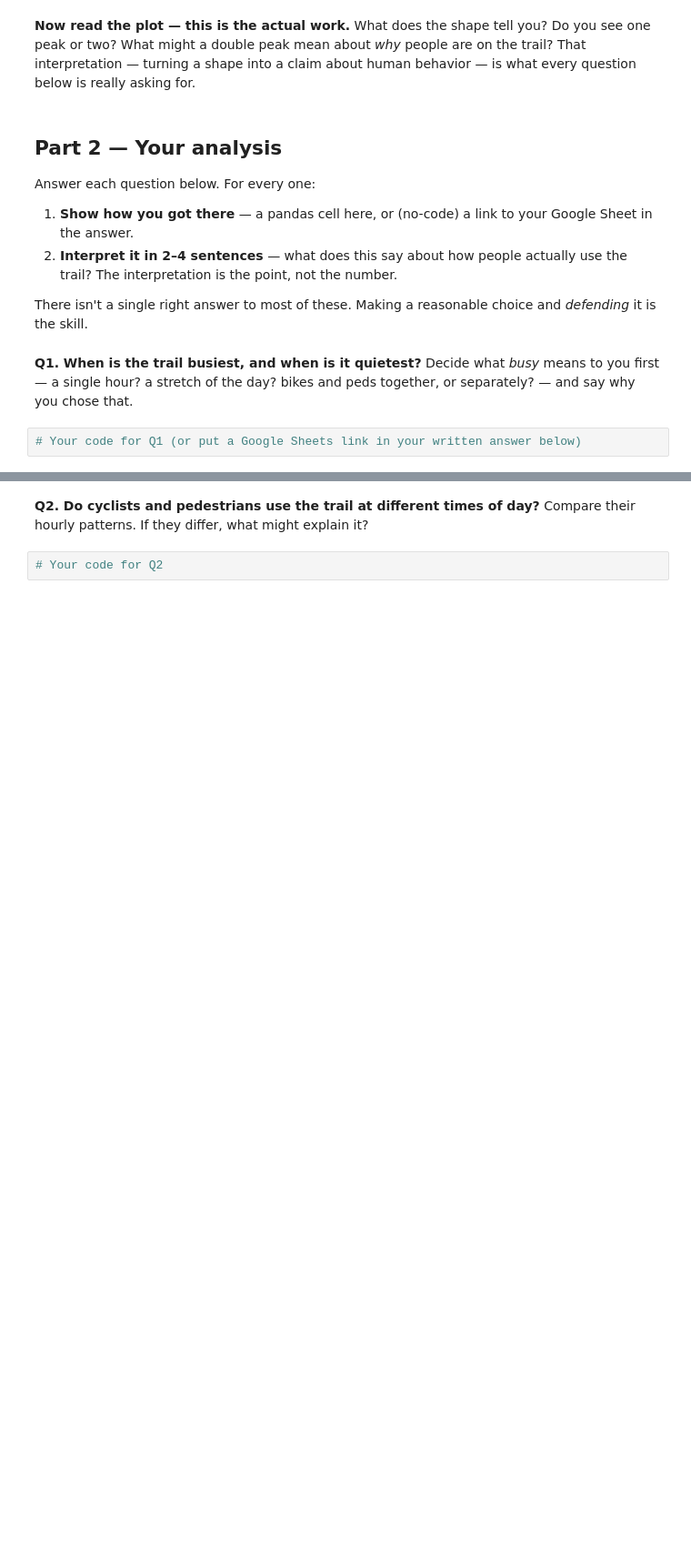
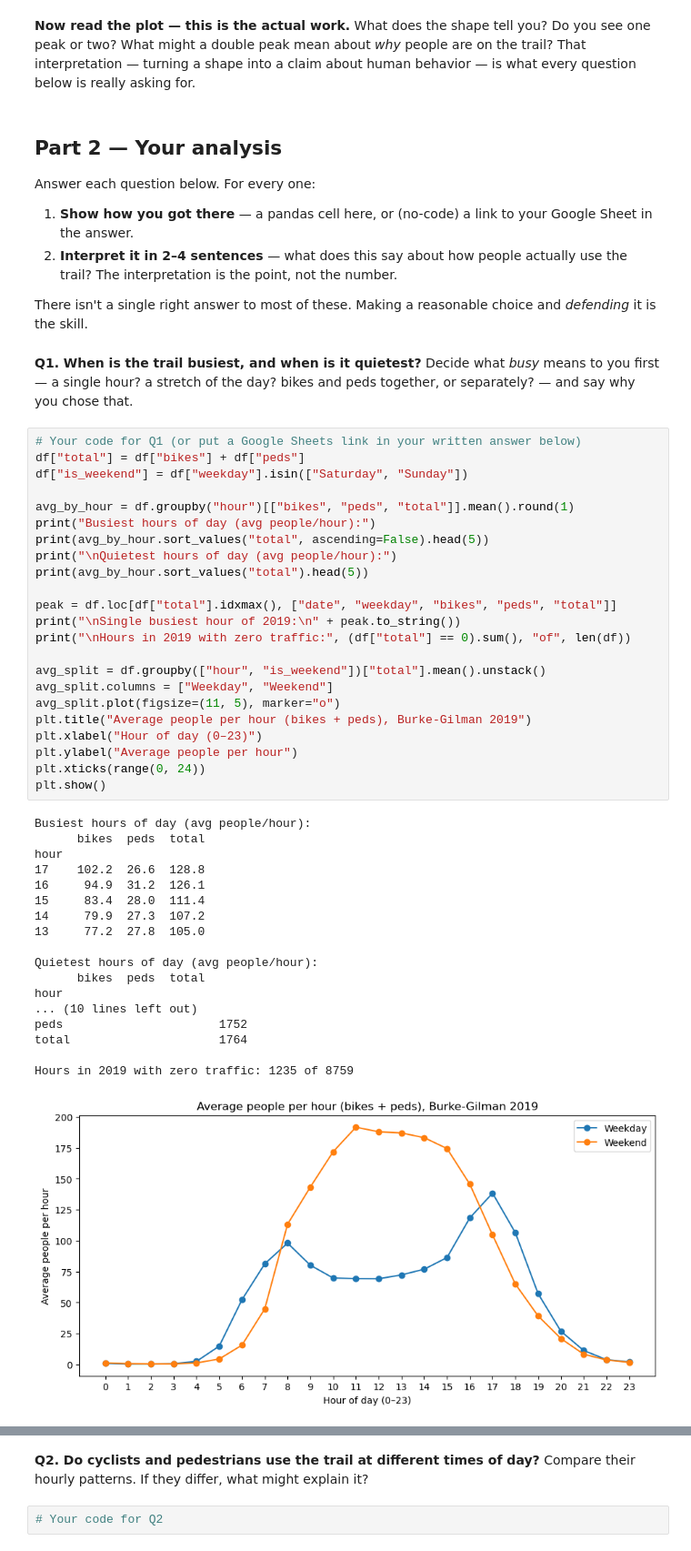
Before and after one commit to AnayGokarn/hcde-410, a Jupyter notebook: A1/A1.ipynb, the cells around one changed output, grey strips where cells are left out. Shown at 91% size. Drawn from its saved outputs; the diff is of its cells as text; blank space fills up the shorter version.

```diff
--- a/A1/A1.ipynb
+++ b/A1/A1.ipynb
@@ -141,6 +141,46 @@ There isn't a single right answer to most of these. Making a reasonable choice a
 Decide what *busy* means to you first — a single hour? a stretch of the day? bikes and peds together, or separately? — and say why you chose that.
 # %%
 # Your code for Q1 (or put a Google Sheets link in your written answer below)
+df["total"] = df["bikes"] + df["peds"]
+df["is_weekend"] = df["weekday"].isin(["Saturday", "Sunday"])
+
+avg_by_hour = df.groupby("hour")[["bikes", "peds", "total"]].mean().round(1)
+print("Busiest hours of day (avg people/hour):")
+print(avg_by_hour.sort_values("total", ascending=False).head(5))
+print("\nQuietest hours of day (avg people/hour):")
+print(avg_by_hour.sort_values("total").head(5))
+
+peak = df.loc[df["total"].idxmax(), ["date", "weekday", "bikes", "peds", "total"]]
+print("\nSingle busiest hour of 2019:\n" + peak.to_string())
+print("\nHours in 2019 with zero traffic:", (df["total"] == 0).sum(), "of", len(df))
+
+avg_split = df.groupby(["hour", "is_weekend"])["total"].mean().unstack()
+avg_split.columns = ["Weekday", "Weekend"]
+avg_split.plot(figsize=(11, 5), marker="o")
+plt.title("Average people per hour (bikes + peds), Burke-Gilman 2019")
+plt.xlabel("Hour of day (0–23)")
+plt.ylabel("Average people per hour")
+plt.xticks(range(0, 24))
+plt.show()
+# %% [output]
+Busiest hours of day (avg people/hour):
+      bikes  peds  total
+hour
+17    102.2  26.6  128.8
+16     94.9  31.2  126.1
+15     83.4  28.0  111.4
+14     79.9  27.3  107.2
+13     77.2  27.8  105.0
+
+Quietest hours of day (avg people/hour):
+      bikes  peds  total
+hour
+... (10 lines left out)
+peds                      1752
+total                     1764
+
+Hours in 2019 with zero traffic: 1235 of 8759
+[figure, added]
 # %% [markdown]
 **Your Q1 answer:**
 
```
Also changed, not shown: parts of 1 cell of this notebook.
